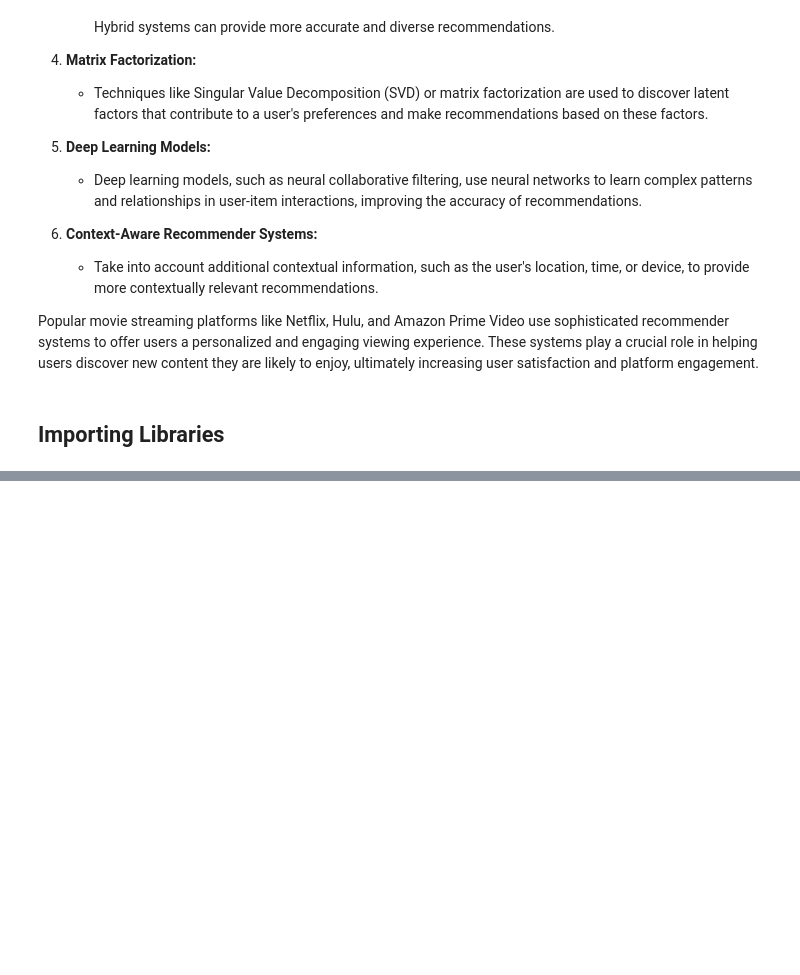
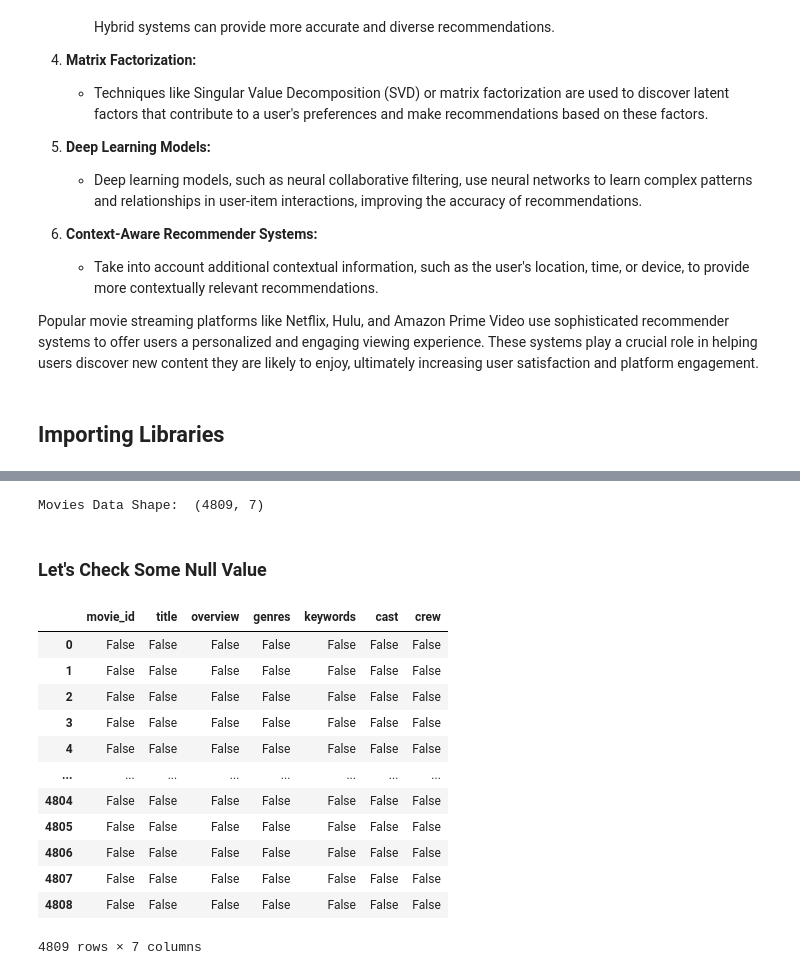
Before and after one commit to Ahmad10Raza/Movie-Recommender-System, a Jupyter notebook: notebooks/Movie_Recommender_System.ipynb, the cells around one changed output, grey strips where cells are left out. Cells and saved outputs as stored; diff of their text form; code cells hidden in the pictures; blank space fills up the shorter version.

```diff
--- a/notebooks/Movie_Recommender_System.ipynb
+++ b/notebooks/Movie_Recommender_System.ipynb
@@ -38,0 +43,3 @@ import pickle
+# %%
+movies=pd.read_csv("/home/blackheart/Documents/DATA SCIENCE/PROJECT/Movie-Recommender-System/Data/tmdb_5000_movies.csv")
+credits=pd.read_csv("/home/blackheart/Documents/DATA SCIENCE/PROJECT/Movie-Recommender-System/Data/tmdb_5000_credits.csv")
@@ -38,0 +120,3 @@ import pickle
+# %%
+movies=movies.merge(credits,on='title')
+movies.head(3)
@@ -38,0 +137,2 @@ import pickle
+# %%
+movies=movies[['movie_id','title','overview','genres','keywords','cast','crew']]
@@ -38,0 +146,22 @@ import pickle
+# %%
+print("Movies Data Shape: ",movies.shape)
+# %% [output]
+Movies Data Shape:  (4809, 7)
+# %% [markdown]
+### Let's Check Some Null Value
+# %%
+movies.isnull()
+# %% [output]
+|  | movie_id | title | overview | genres | keywords | cast | crew |
+| 0 | False | False | False | False | False | False | False |
+| 1 | False | False | False | False | False | False | False |
+| 2 | False | False | False | False | False | False | False |
+| 3 | False | False | False | False | False | False | False |
+| 4 | False | False | False | False | False | False | False |
+| ... | ... | ... | ... | ... | ... | ... | ... |
+| 4804 | False | False | False | False | False | False | False |
+| 4805 | False | False | False | False | False | False | False |
+| 4806 | False | False | False | False | False | False | False |
+| 4807 | False | False | False | False | False | False | False |
+| 4808 | False | False | False | False | False | False | False |
+4809 rows × 7 columns
```
Also changed, not shown: parts of 82 cells of this notebook, 1 other file.
